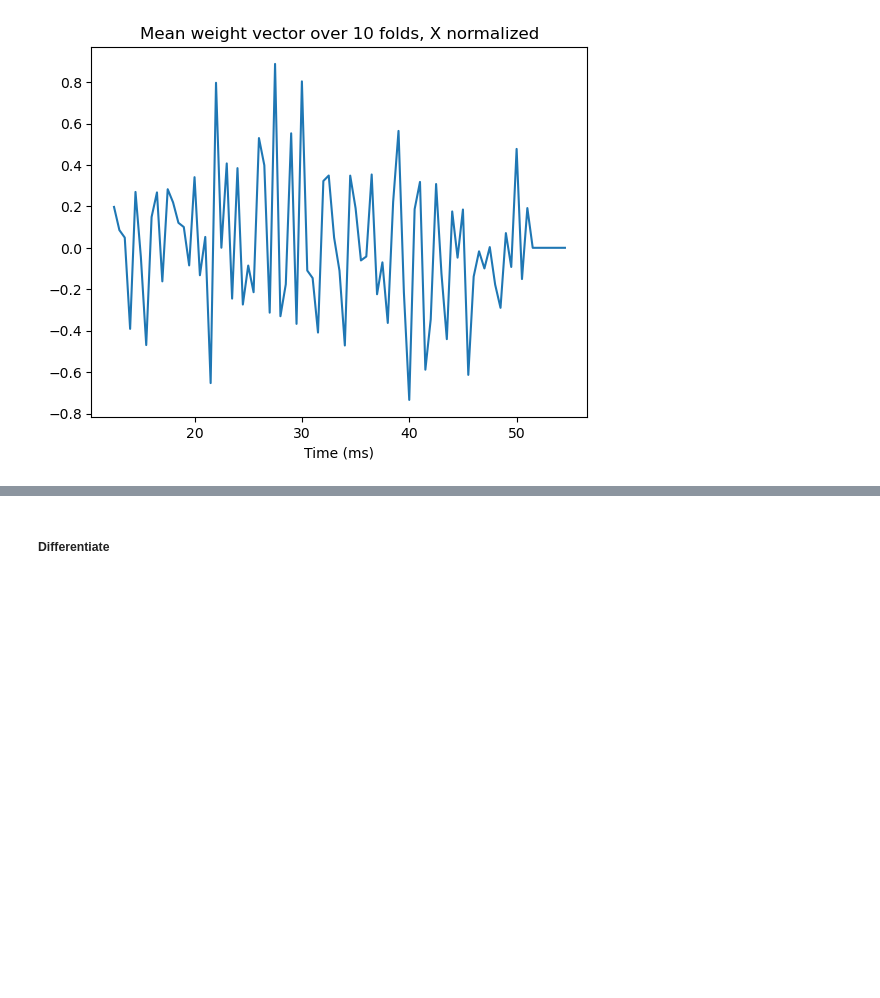
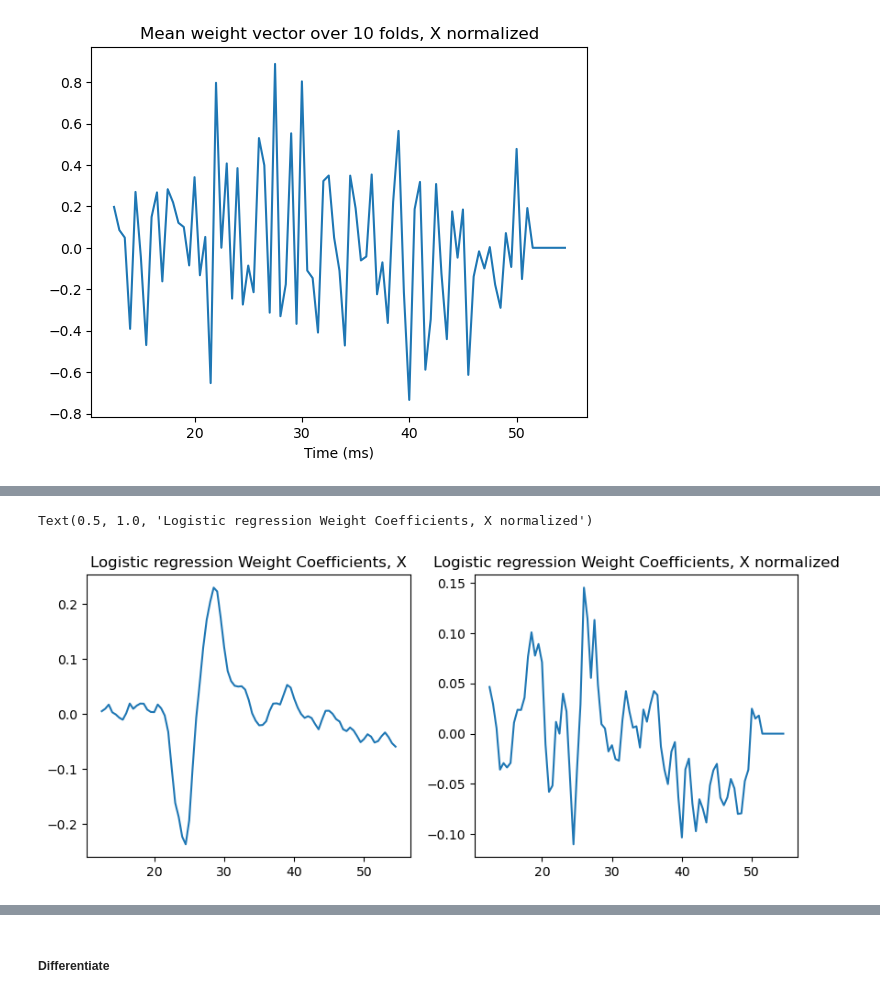
Before and after one commit to johannefranck/MEP, a Jupyter notebook: main_A.ipynb, the cells around one changed output, grey strips where cells are left out. Drawn from its saved outputs; the diff is of its cells as text; code cells hidden in the pictures; blank space fills up the shorter version.

```diff
--- a/main_A.ipynb
+++ b/main_A.ipynb
@@ -338,0 +463,19 @@ Please also refer to the documentation for alternative solver options:
+# %%
+tot_scores, tot_indi_scores, mean_indi_scores, all_subject_coefficients = models.kfold_svm_prsubject_stratified(X, y, groups, onerow = False)
+tot_scores, tot_indi_scores, mean_indi_scores, all_subject_coefficients_Xnorm = models.kfold_svm_prsubject_stratified(X_norm, y, groups, onerow = False)
+W = np.mean(all_subject_coefficients, axis=0)
+W_Xnorm = np.mean(all_subject_coefficients_Xnorm, axis=0)
+
+
+# Create a figure and subplots
+fig, (ax1, ax2) = plt.subplots(1, 2, figsize=(10, 4))
+
+# Plot data on the first subplot
+ax1.plot(np.arange(X.shape[0]) / 2000 * 1000 + 12.5, W)
+ax1.set_title('Logistic regression Weight Coefficients, X')
+# Plot data on the second subplot
+ax2.plot(np.arange(X.shape[0]) / 2000 * 1000 + 12.5, W_Xnorm)
+ax2.set_title('Logistic regression Weight Coefficients, X normalized')
+# %% [output]
+Text(0.5, 1.0, 'Logistic regression Weight Coefficients, X normalized')
+[figure, added]
```
Also changed, not shown: parts of 13 cells of this notebook.
